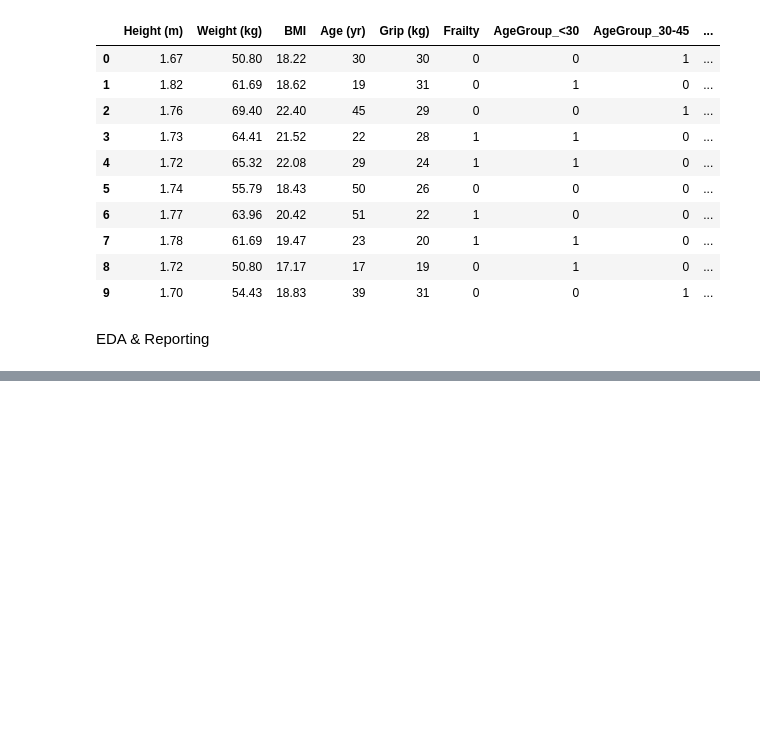
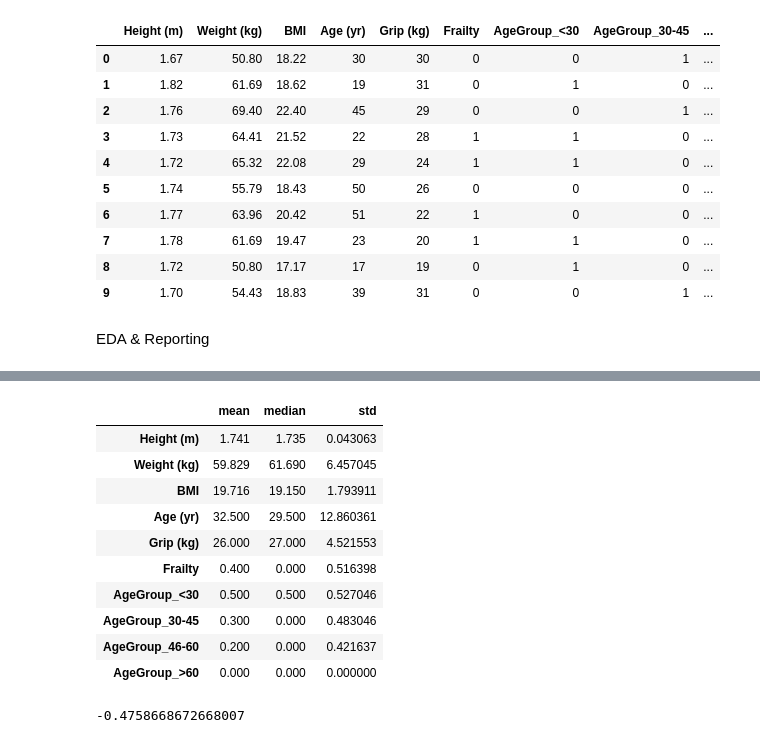
Before and after one commit to Ambrgna/CS-5530-Assignment-1, a Jupyter notebook: frailty_project/src/frailty_project.ipynb, the cells around one changed output, grey strips where cells are left out. Drawn from its saved outputs; the diff is of its cells as text; code cells hidden in the pictures; blank space fills up the shorter version.

```diff
--- a/frailty_project/src/frailty_project.ipynb
+++ b/frailty_project/src/frailty_project.ipynb
@@ -174,0 +123,24 @@ Everything up-to-date
+# %%
+numeric_summary = df_clean.describe().T[["mean", "50%", "std"]]
+numeric_summary.rename(columns={"50%": "median"}, inplace=True)
+
+numeric_summary.head(10)
+# %% [output]
+|  | mean | median | std |
+| Height (m) | 1.741 | 1.735 | 0.043063 |
+| Weight (kg) | 59.829 | 61.690 | 6.457045 |
+| BMI | 19.716 | 19.150 | 1.793911 |
+| Age (yr) | 32.500 | 29.500 | 12.860361 |
+| Grip (kg) | 26.000 | 27.000 | 4.521553 |
+| Frailty | 0.400 | 0.000 | 0.516398 |
+| AgeGroup_<30 | 0.500 | 0.500 | 0.527046 |
+| AgeGroup_30-45 | 0.300 | 0.000 | 0.483046 |
+| AgeGroup_46-60 | 0.200 | 0.000 | 0.421637 |
+| AgeGroup_>60 | 0.000 | 0.000 | 0.000000 |
+# %%
+correlation = df_clean["Grip (kg)"].corr(df_clean["Frailty"])
+
+numeric_summary.head(10)
+print(correlation)
+# %% [output]
+-0.4758668672668007
```
Also changed, not shown: parts of 4 cells of this notebook.
